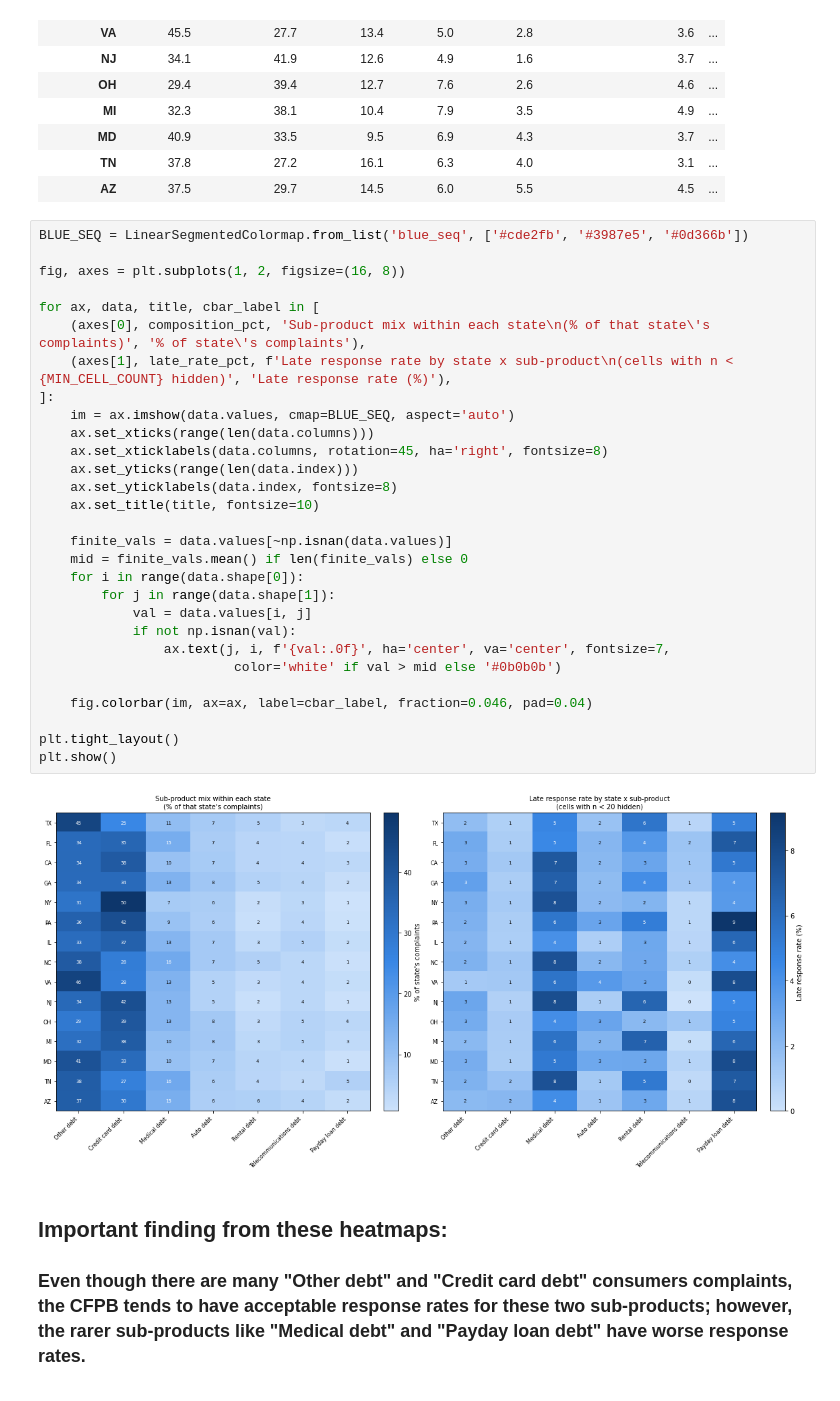
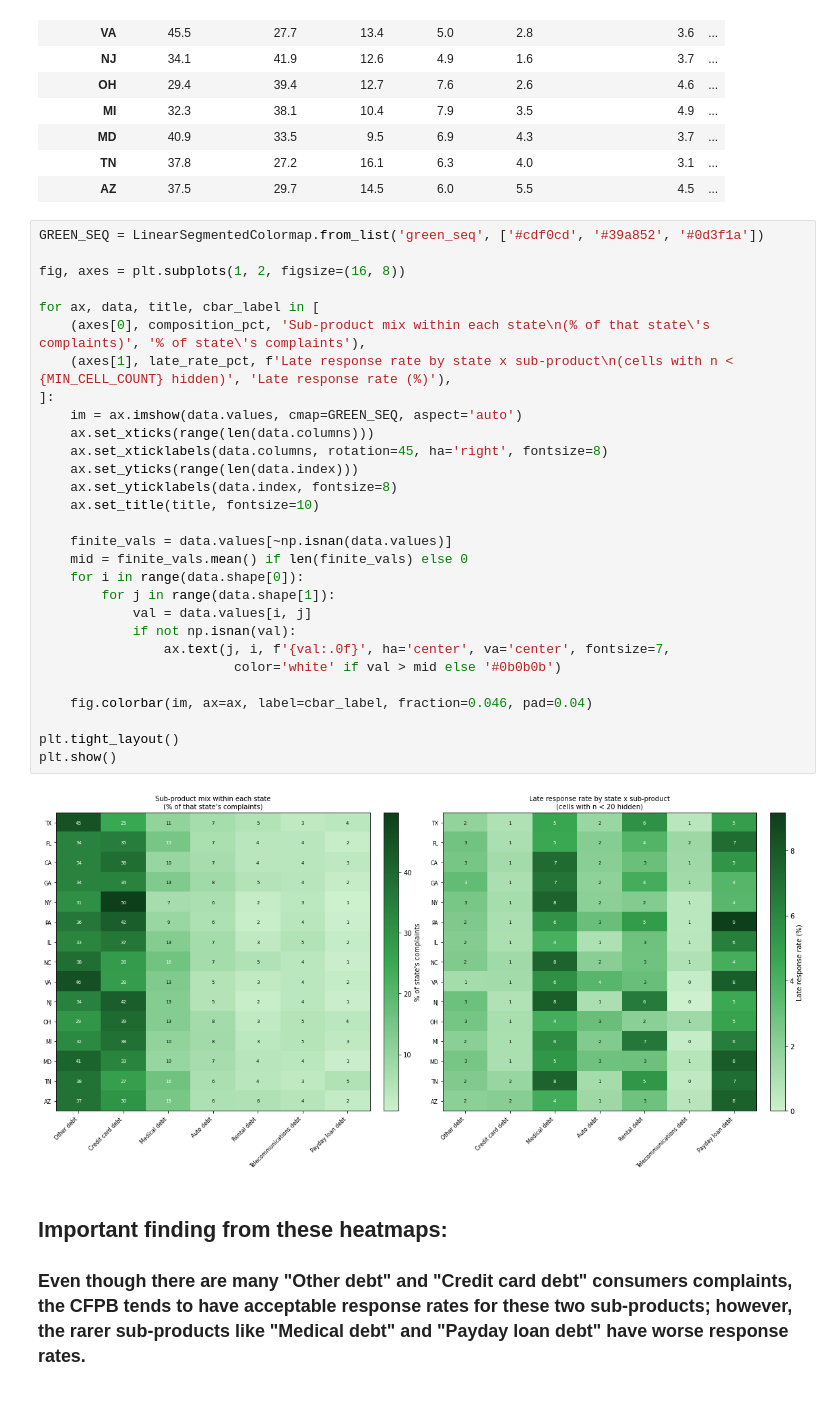
Before and after one commit to DevAmin0610/CDC-Hackathon, a Jupyter notebook: My Notebook/roshan_test.ipynb, the cells around one changed output. Saved outputs shown, nothing was run; the diff lists cells and outputs as text.

Commit message:
updated visuals and changes from standardization

```diff
--- a/My Notebook/roshan_test.ipynb
+++ b/My Notebook/roshan_test.ipynb
@@ -219,36 +219,36 @@ composition_pct.round(1)
 | TN | 37.8 | 27.2 | 16.1 | 6.3 | 4.0 | 3.1 | ... |
 | AZ | 37.5 | 29.7 | 14.5 | 6.0 | 5.5 | 4.5 | ... |
 # %%
-BLUE_SEQ = LinearSegmentedColormap.from_list('blue_seq', ['#cde2fb', '#3987e5', '#0d366b'])
+GREEN_SEQ = LinearSegmentedColormap.from_list('green_seq', ['#cdf0cd', '#39a852', '#0d3f1a'])
 
 fig, axes = plt.subplots(1, 2, figsize=(16, 8))
 
 for ax, data, title, cbar_label in [
     (axes[0], composition_pct, 'Sub-product mix within each state\n(% of that state\'s complaints)', '% of state\'s complaints'),
     (axes[1], late_rate_pct, f'Late response rate by state x sub-product\n(cells with n < {MIN_CELL_COUNT} hidden)', 'Late response rate (%)'),
 ]:
-    im = ax.imshow(data.values, cmap=BLUE_SEQ, aspect='auto')
+    im = ax.imshow(data.values, cmap=GREEN_SEQ, aspect='auto')
     ax.set_xticks(range(len(data.columns)))
     ax.set_xticklabels(data.columns, rotation=45, ha='right', fontsize=8)
     ax.set_yticks(range(len(data.index)))
     ax.set_yticklabels(data.index, fontsize=8)
     ax.set_title(title, fontsize=10)
 
     finite_vals = data.values[~np.isnan(data.values)]
     mid = finite_vals.mean() if len(finite_vals) else 0
     for i in range(data.shape[0]):
         for j in range(data.shape[1]):
             val = data.values[i, j]
             if not np.isnan(val):
                 ax.text(j, i, f'{val:.0f}', ha='center', va='center', fontsize=7,
                          color='white' if val > mid else '#0b0b0b')
 
     fig.colorbar(im, ax=ax, label=cbar_label, fraction=0.046, pad=0.04)
 
 plt.tight_layout()
 plt.show()
 # %% [output]
-[figure, old version]
+[figure, new version]
 # %% [markdown]
 ## Important finding from these heatmaps:
 
```
Also changed, not shown: parts of 4 cells of this notebook, 1 other file.
